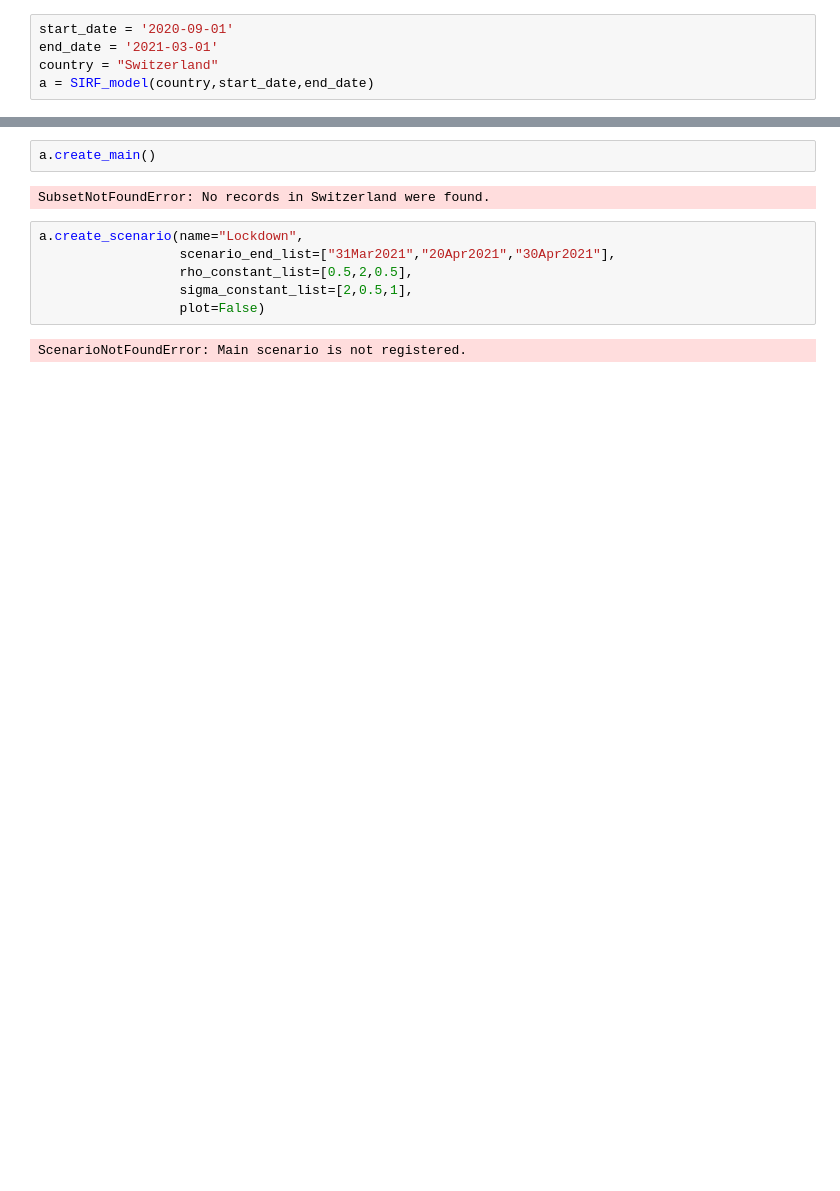
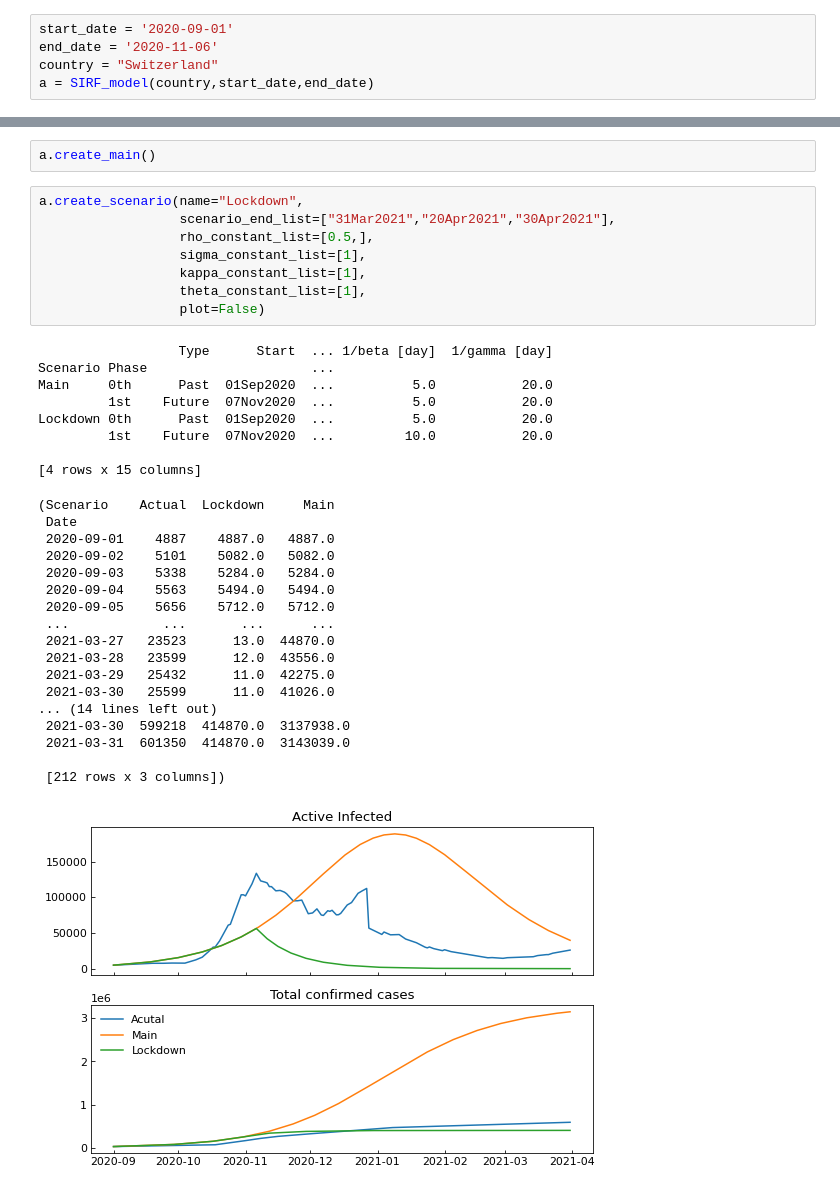
Before and after one commit to LFaltner/Data_Science_Project, a Jupyter notebook: demo/SIRF_model_sim.ipynb, the cells around one changed output, grey strips where cells are left out. Cells and saved outputs as stored; diff of their text form; blank space fills up the shorter version.

```diff
--- a/demo/SIRF_model_sim.ipynb
+++ b/demo/SIRF_model_sim.ipynb
@@ -9,6 +7,6 @@ PROJ: proj_create_from_database: Cannot find proj.db
 # %%
 start_date = '2020-09-01'
-end_date = '2021-03-01'
+end_date = '2020-11-06'
 country = "Switzerland"
 a = SIRF_model(country,start_date,end_date)
 # %% [output]
@@ -28,12 +38,37 @@ KeyError: 'Initial values of <Recovered>, <Fatal> were not specified.'
 # %%
 a.create_main()
-# %% [output]
-SubsetNotFoundError: No records in Switzerland were found.
 # %%
 a.create_scenario(name="Lockdown",
                   scenario_end_list=["31Mar2021","20Apr2021","30Apr2021"],
-                  rho_constant_list=[0.5,2,0.5],
-                  sigma_constant_list=[2,0.5,1],
+                  rho_constant_list=[0.5,],
+                  sigma_constant_list=[1],
+                  kappa_constant_list=[1],
+                  theta_constant_list=[1],
                   plot=False)
 # %% [output]
-ScenarioNotFoundError: Main scenario is not registered.
+                  Type      Start  ... 1/beta [day]  1/gamma [day]
+Scenario Phase                     ...
+Main     0th      Past  01Sep2020  ...          5.0           20.0
+         1st    Future  07Nov2020  ...          5.0           20.0
+Lockdown 0th      Past  01Sep2020  ...          5.0           20.0
+         1st    Future  07Nov2020  ...         10.0           20.0
+
+[4 rows x 15 columns]
+(Scenario    Actual  Lockdown     Main
+ Date
+ 2020-09-01    4887    4887.0   4887.0
+ 2020-09-02    5101    5082.0   5082.0
+ 2020-09-03    5338    5284.0   5284.0
+ 2020-09-04    5563    5494.0   5494.0
+ 2020-09-05    5656    5712.0   5712.0
+ ...            ...       ...      ...
+ 2021-03-27   23523      13.0  44870.0
+ 2021-03-28   23599      12.0  43556.0
+ 2021-03-29   25432      11.0  42275.0
+ 2021-03-30   25599      11.0  41026.0
+... (14 lines left out)
+ 2021-03-30  599218  414870.0  3137938.0
+ 2021-03-31  601350  414870.0  3143039.0
+
+ [212 rows x 3 columns])
+[figure, added]
```
Also changed, not shown: parts of 3 cells of this notebook, 2 other files.
